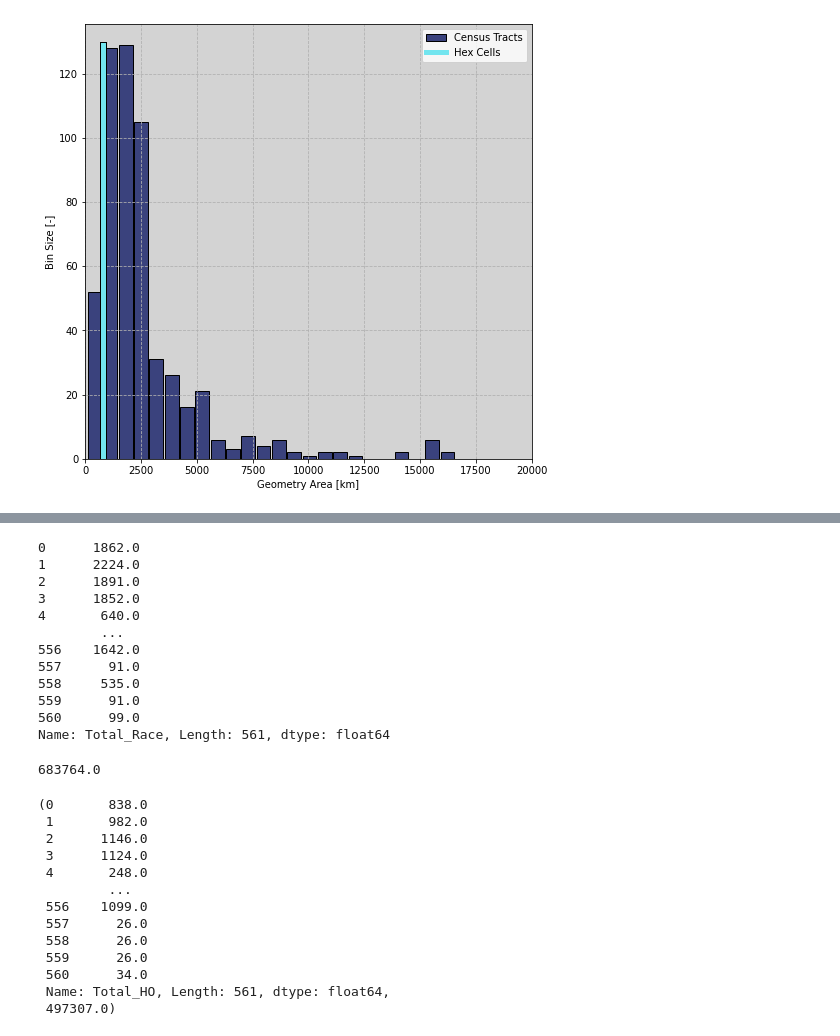
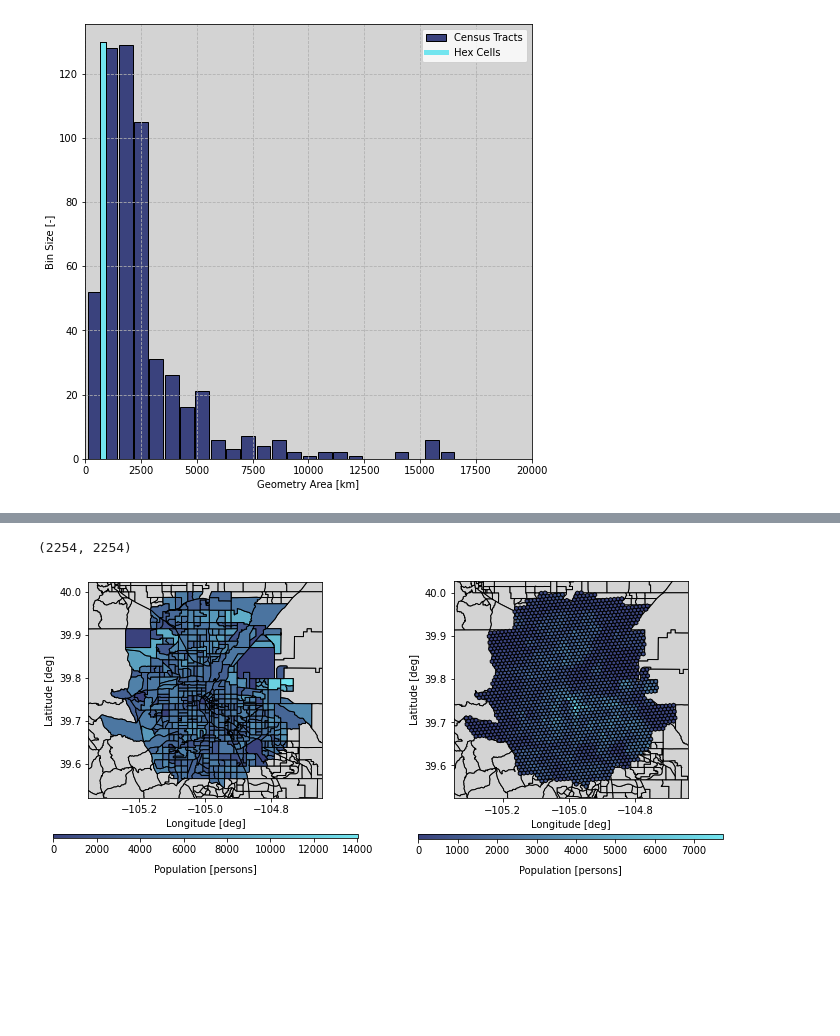
Before and after one commit to airabino/Vehicular_Operational_Inconvenience_Analysis, a Jupyter notebook: Dev.ipynb, the cells around one changed output, grey strips where cells are left out. Saved outputs shown, nothing was run; the diff lists cells and outputs as text; code cells hidden in the pictures; blank space fills up the shorter version.

```diff
--- a/Dev.ipynb
+++ b/Dev.ipynb
@@ -229,7 +90,0 @@ dtype: object
-# %%
-def ChangeDTypeToFloat(gdf,keys):
-    for key in keys:
-        gdf[key]=gdf[key].astype(float)
-    return gdf
-gdf_selected=ChangeDTypeToFloat(gdf_selected,list(gdf_selected.keys())[2:])
-gdf_selected.dtypes
@@ -270,42 +91,21 @@ gdf_selected
-# %%
-gdf_selected['Total_Race']=gdf_selected[[
-    'White alone', 'Black or African American alone',
-    'American Indian and Alaska Native alone', 'Asian alone',
-    'Native Hawaiian and Other Pacific Islander alone',
-    'Some other race alone', 'Two or more races']].sum(axis=1)
-gdf_selected['Total_Race']
-# %% [output]
-0      1862.0
-1      2224.0
-2      1891.0
-3      1852.0
-4       640.0
-        ...
-556    1642.0
-557      91.0
-558     535.0
-559      91.0
-560      99.0
-Name: Total_Race, Length: 561, dtype: float64
-# %%
-gdf_selected['Total_Race'].sum()
-# %% [output]
-683764.0
-# %%
-gdf_selected['Total_HO']=gdf_selected[[
-    'Owned','Rented']].sum(axis=1)
-gdf_selected['Total_HO'],gdf_selected['Total_HO'].sum()
-# %% [output]
-(0       838.0
- 1       982.0
- 2      1146.0
- 3      1124.0
- 4       248.0
-         ...
- 556    1099.0
- 557      26.0
- 558      26.0
- 559      26.0
- 560      34.0
- Name: Total_HO, Length: 561, dtype: float64,
- 497307.0)
+# %%
+indices=np.zeros(gdf_hex_8.shape[0])
+contained=0
+for idx in range(gdf_hex_8.shape[0]):
+    # print(gdf_selected.contains(gdf_hex_8['geometry'][idx]))
+    # print(gdf_selected.contains(gdf_hex_8['geometry'][idx]).sum())
+    contained+=gdf_selected.contains(gdf_hex_8['geometry'][idx].centroid).sum()
+    # if idx==50:
+    #     break
+contained,gdf_hex_8.shape[0]
+# %% [output]
+(2254, 2254)
+# %%
+#Comparing population to hex cells
+deep_reload(src)
+fig=src.figures.DataColumnComparisonPlot(gdf_selected,gdf_hex_data,gdf_background,
+                               column='Total_Housing',
+                               color_axis_label='Population [persons]',
+                               colors=np.flip(src.figures.color_scheme_2_1))
+# %% [output]
+[figure, added]
```
Also changed, not shown: parts of 31 cells of this notebook, 8 other files.
